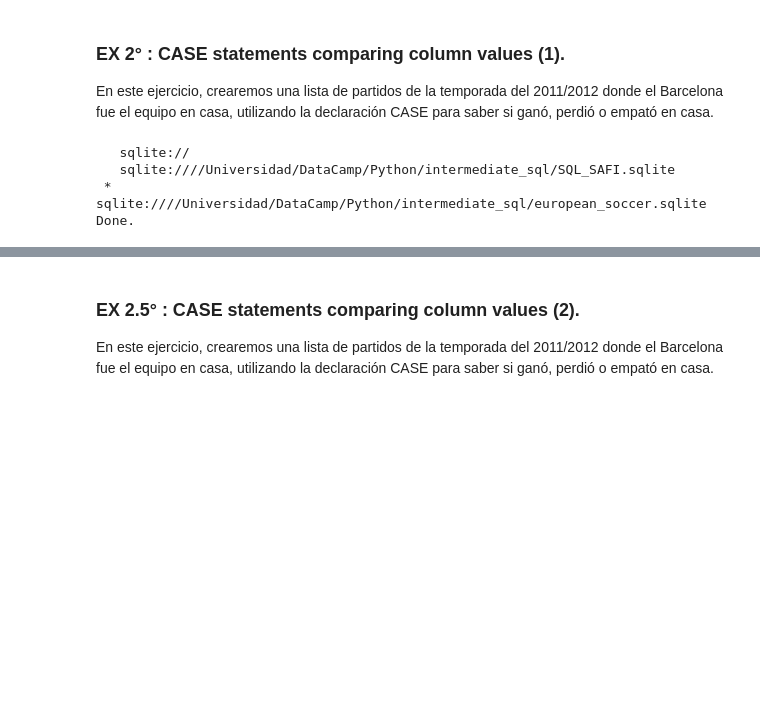
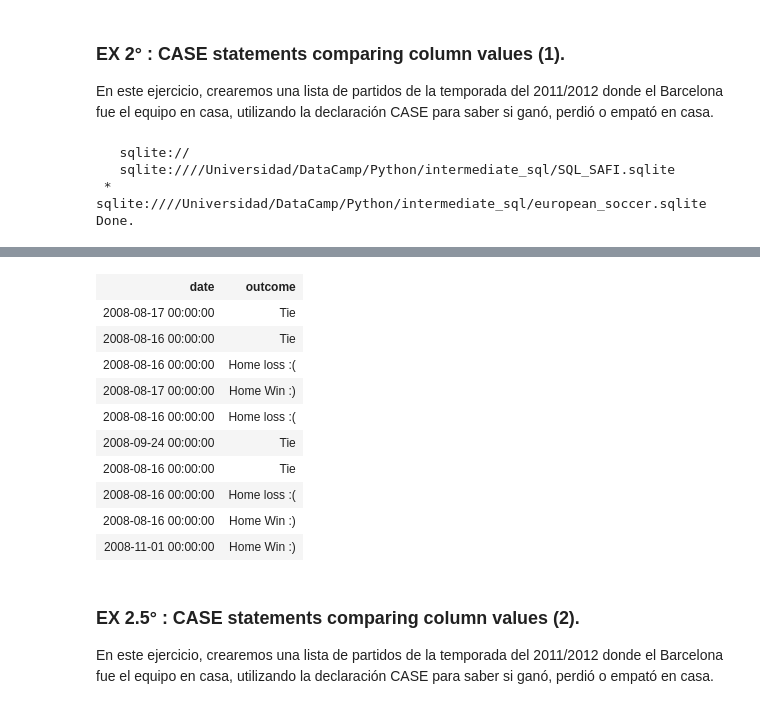
Before and after one commit to adinamarca/notebooks, a Jupyter notebook: SQL/notebook.ipynb, the cells around one changed output, grey strips where cells are left out. Cells and saved outputs as stored; diff of their text form; code cells hidden in the pictures; blank space fills up the shorter version.

```diff
--- a/SQL/notebook.ipynb
+++ b/SQL/notebook.ipynb
@@ -264,7 +256,8 @@ En este ejercicio, crearemos una lista de partidos de la temporada del 2011/2012
 # %%
 %sql SELECT date, \
 CASE WHEN home_team_goal > away_team_goal THEN 'Home Win :)' WHEN home_team_goal < away_team_goal THEN 'Home loss :(' ELSE 'Tie' END AS outcome \
-FROM match
+FROM match \
+LIMIT 10
 # %% [output]
    sqlite://
    sqlite:////Universidad/DataCamp/Python/intermediate_sql/SQL_SAFI.sqlite
@@ -290,3 +266,14 @@ Done.
+| date | outcome |
+| 2008-08-17 00:00:00 | Tie |
+| 2008-08-16 00:00:00 | Tie |
+| 2008-08-16 00:00:00 | Home loss :( |
+| 2008-08-17 00:00:00 | Home Win :) |
+| 2008-08-16 00:00:00 | Home loss :( |
+| 2008-09-24 00:00:00 | Tie |
+| 2008-08-16 00:00:00 | Tie |
+| 2008-08-16 00:00:00 | Home loss :( |
+| 2008-08-16 00:00:00 | Home Win :) |
+| 2008-11-01 00:00:00 | Home Win :) |
 # %% [markdown]
 ### EX 2.5° : CASE statements comparing column values (2).
 En este ejercicio, crearemos una lista de partidos de la temporada del 2011/2012 donde el Barcelona fue el equipo en casa, utilizando la declaración CASE para saber si ganó, perdió o empató en casa.
```
Also changed, not shown: parts of 4 cells of this notebook.
